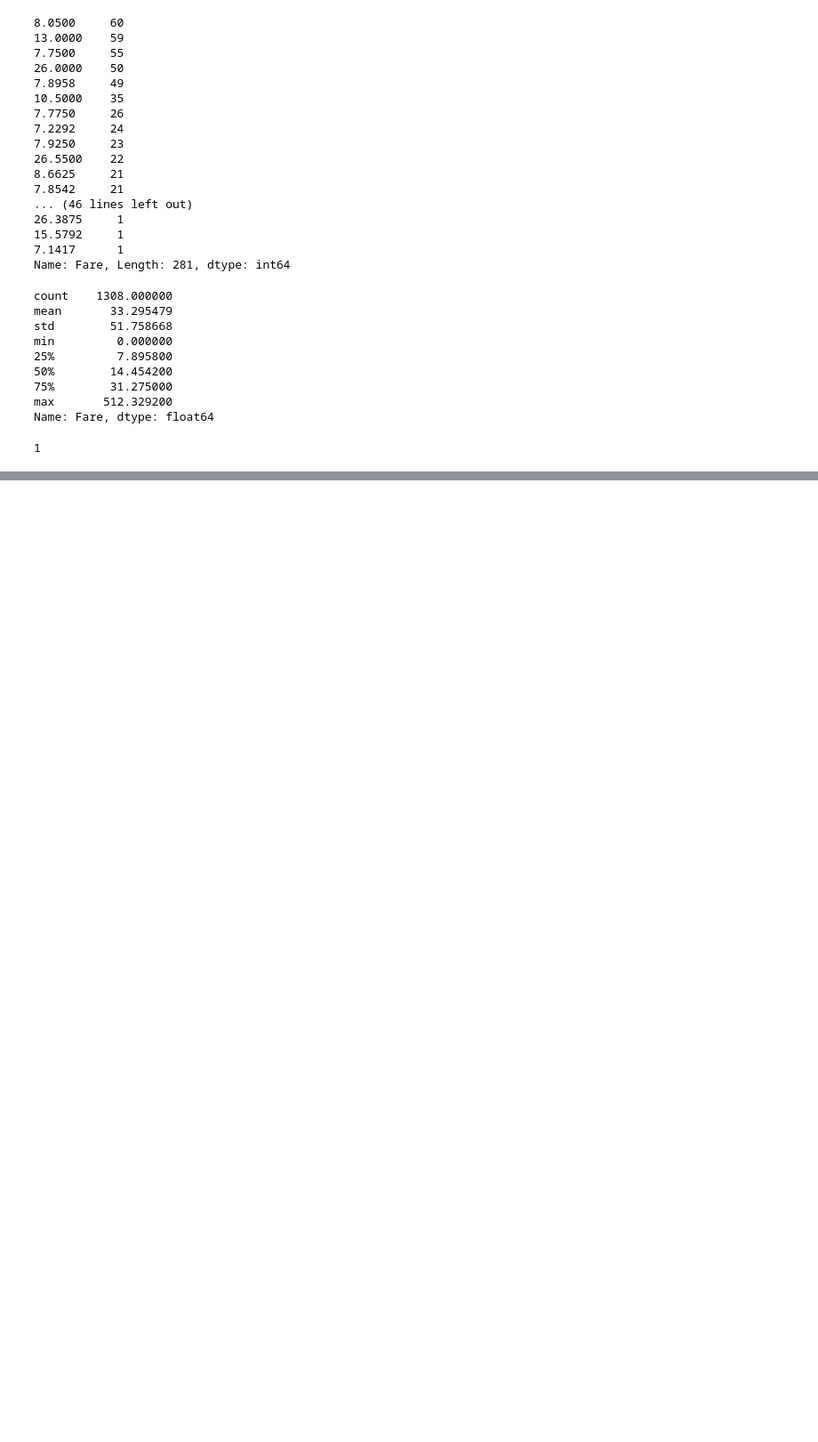
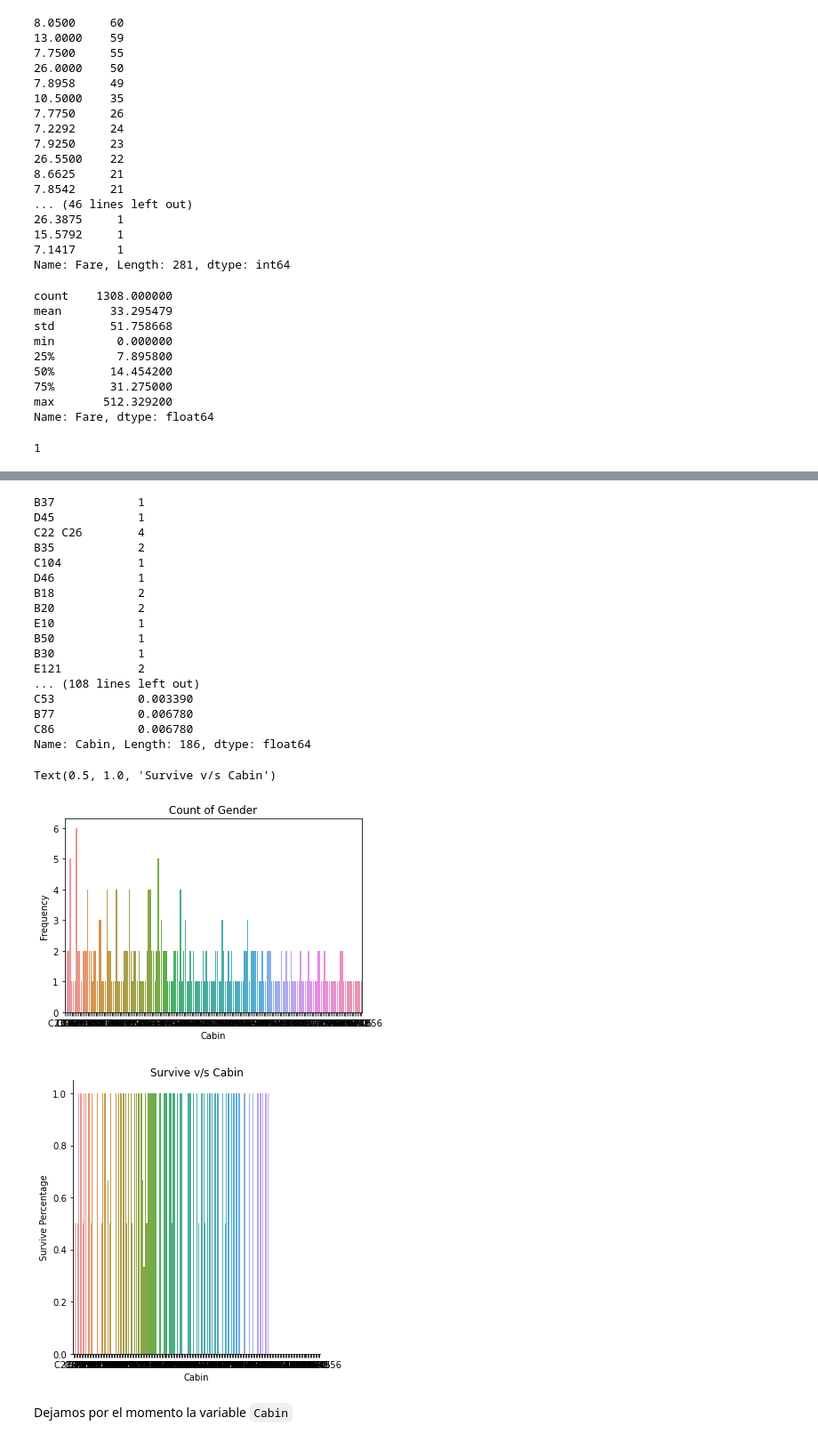
Before and after one commit to rdelaplaza/NEOLAND-DS2020-datalabs, a Jupyter notebook: 02-python-201/labs/titanic-challenge/01_EDA_titanic_parte1.ipynb, the cells around one changed output, grey strips where cells are left out. Shown at 89% size. Cells and saved outputs as stored; diff of their text form; code cells hidden in the pictures; blank space fills up the shorter version.

Commit message:
update titanic_challegenge LABS python

```diff
--- a/02-python-201/labs/titanic-challenge/01_EDA_titanic_parte1.ipynb
+++ b/02-python-201/labs/titanic-challenge/01_EDA_titanic_parte1.ipynb
@@ -713,0 +753,42 @@ sns.distplot(titanic_list['Fare'] , fit = norm)
+# %%
+# Printing counts and percentage of male and female
+print(titanic_list['Cabin'].value_counts(sort=False))
+print(titanic_list['Cabin'].value_counts(sort=False,normalize=True))
+
+# Making variable  categorical
+#sub['SEX'] = sub['SEX'].astype('category')
+
+# Visualising counts of Gender with bar graph
+sns.countplot(x="Cabin", data=titanic_list);
+plt.xlabel('Cabin')
+plt.ylabel('Frequency')
+plt.title('Count of Gender')
+
+# Showing proportion of survival for different type of gender
+sns.catplot(x="Cabin", y="Survived", data=titanic_list, kind="bar", ci=None)
+plt.xlabel('Cabin')
+plt.ylabel('Survive Percentage')
+plt.title('Survive v/s Cabin')
+# %% [output]
+B37            1
+D45            1
+C22 C26        4
+B35            2
+C104           1
+D46            1
+B18            2
+B20            2
+E10            1
+B50            1
+B30            1
+E121           2
+... (108 lines left out)
+C53            0.003390
+B77            0.006780
+C86            0.006780
+Name: Cabin, Length: 186, dtype: float64
+Text(0.5, 1.0, 'Survive v/s Cabin')
+[figure, added]
+[figure, added]
+# %% [markdown]
+Dejamos por el momento la variable `Cabin`
```
Also changed, not shown: parts of 52 cells of this notebook, 3 other files.
